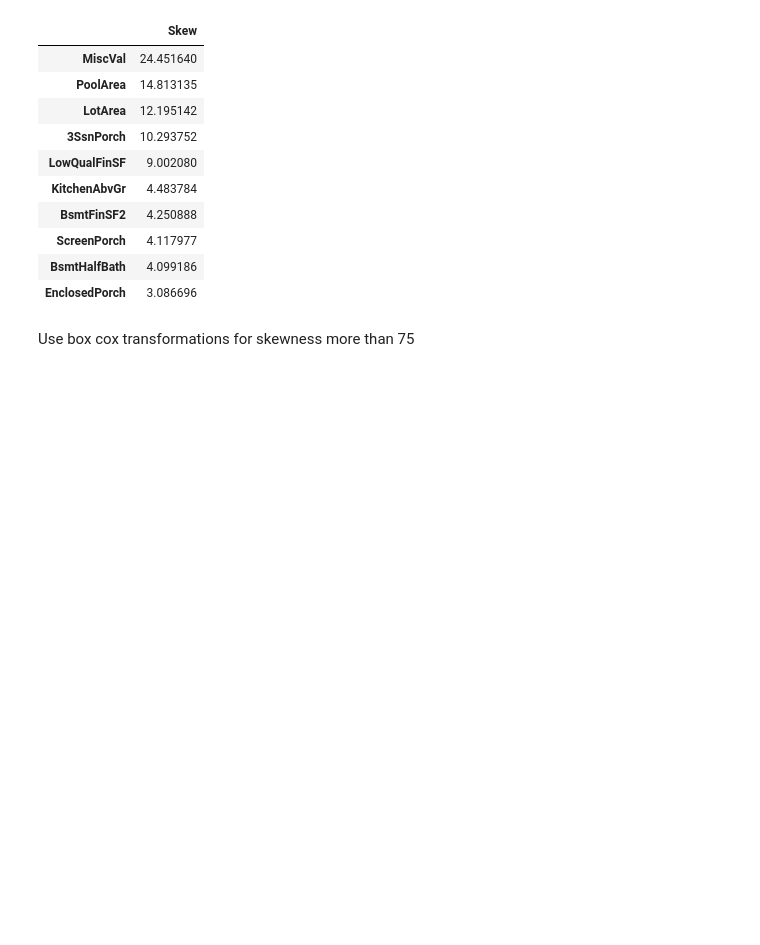
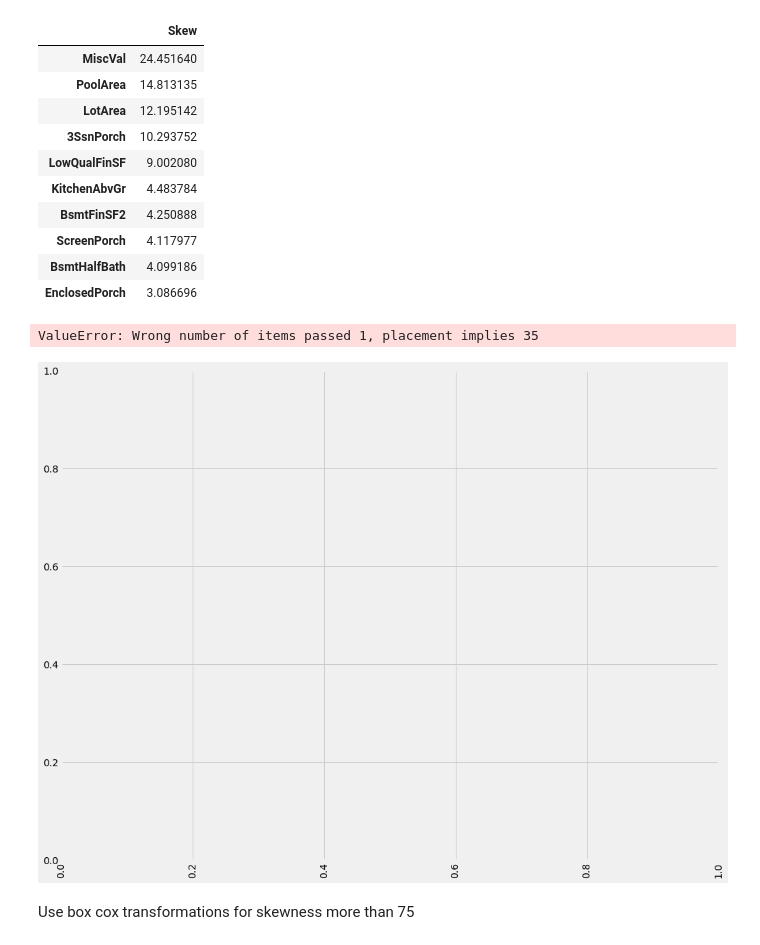
Before and after one commit to ariani86/Machine_Learning_Prohect, a Jupyter notebook: MLKaggleCodeWarriors.ipynb, the cells around one changed output. Drawn from its saved outputs; the diff is of its cells as text; code cells hidden in the pictures; blank space fills up the shorter version.

```diff
--- a/MLKaggleCodeWarriors.ipynb
+++ b/MLKaggleCodeWarriors.ipynb
@@ -268,6 +268,16 @@ Skew in numerical features:
 | ScreenPorch | 4.117977 |
 | BsmtHalfBath | 4.099186 |
 | EnclosedPorch | 3.086696 |
+# %%
+f, ax = plt.subplots(figsize=(15, 12))
+plt.xticks(rotation='90')
+sns.barplot(x=skewness.index, y=skewness)
+plt.xlabel('Features', fontsize=15)
+plt.ylabel('Skewness', fontsize=15)
+plt.title('Skewness in the Data', fontsize=15)
+# %% [output]
+ValueError: Wrong number of items passed 1, placement implies 35
+[figure, added]
 # %% [markdown]
 Use box cox transformations for skewness more than 75
 # %%
```
Also changed, not shown: parts of 57 cells of this notebook.
